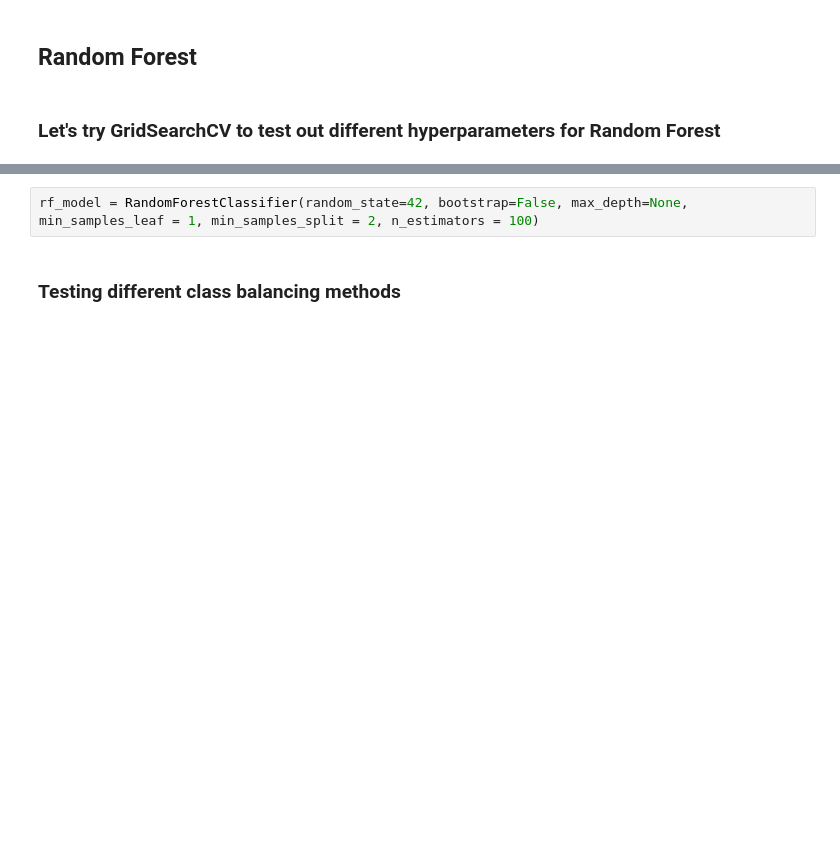
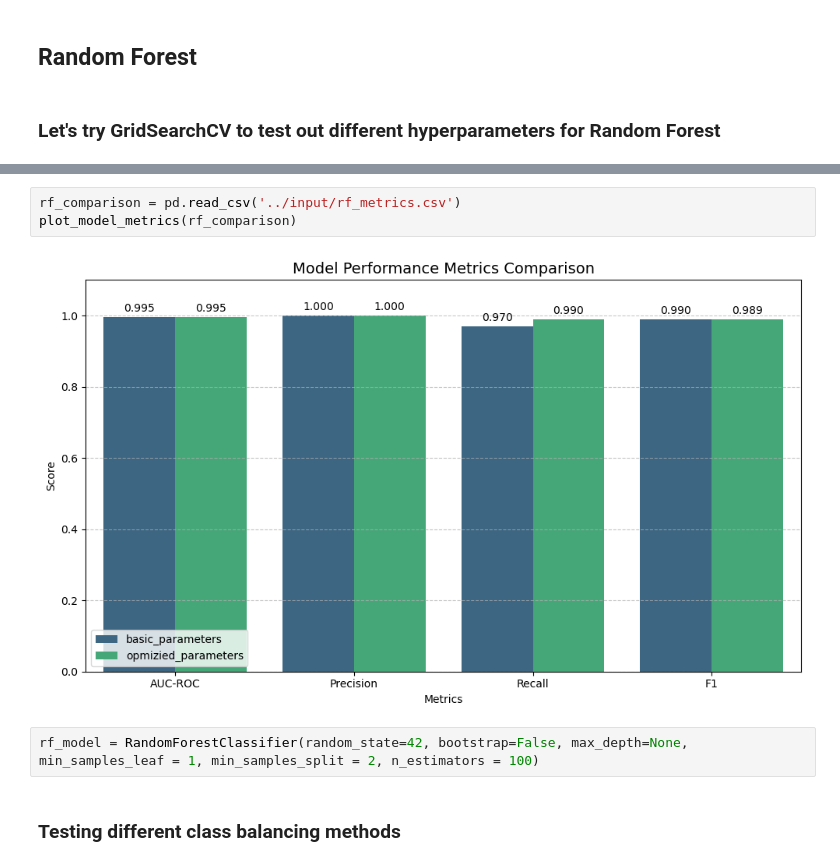
Before and after one commit to diegodoc/pokemon-detective-ml-project, a Jupyter notebook: notebooks/Model_Building.ipynb, the cells around one changed output, grey strips where cells are left out. Drawn from its saved outputs; the diff is of its cells as text; blank space fills up the shorter version.

```diff
--- a/notebooks/Model_Building.ipynb
+++ b/notebooks/Model_Building.ipynb
@@ -225,3 +260,8 @@ Best parameters: {'bootstrap': False, 'max_depth': None, 'min_samples_leaf': 1,
+# %%
+rf_comparison = pd.read_csv('../input/rf_metrics.csv')
+plot_model_metrics(rf_comparison)
+# %% [output]
+[figure, added]
 # %%
 rf_model = RandomForestClassifier(random_state=42, bootstrap=False, max_depth=None, min_samples_leaf = 1, min_samples_split = 2, n_estimators = 100)
 # %% [markdown]
```
Also changed, not shown: parts of 24 cells of this notebook, 6 other files.
